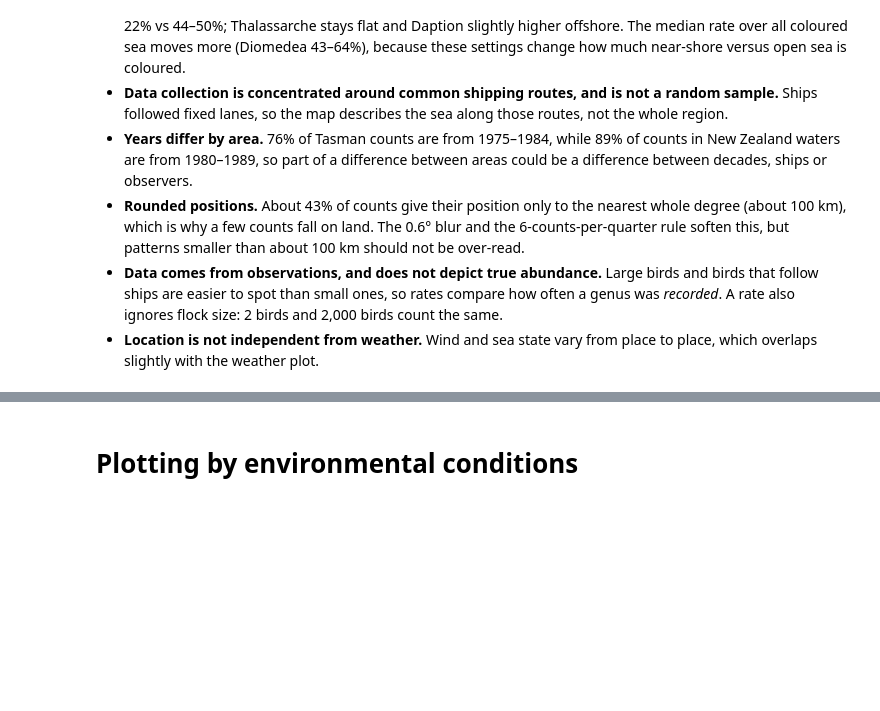
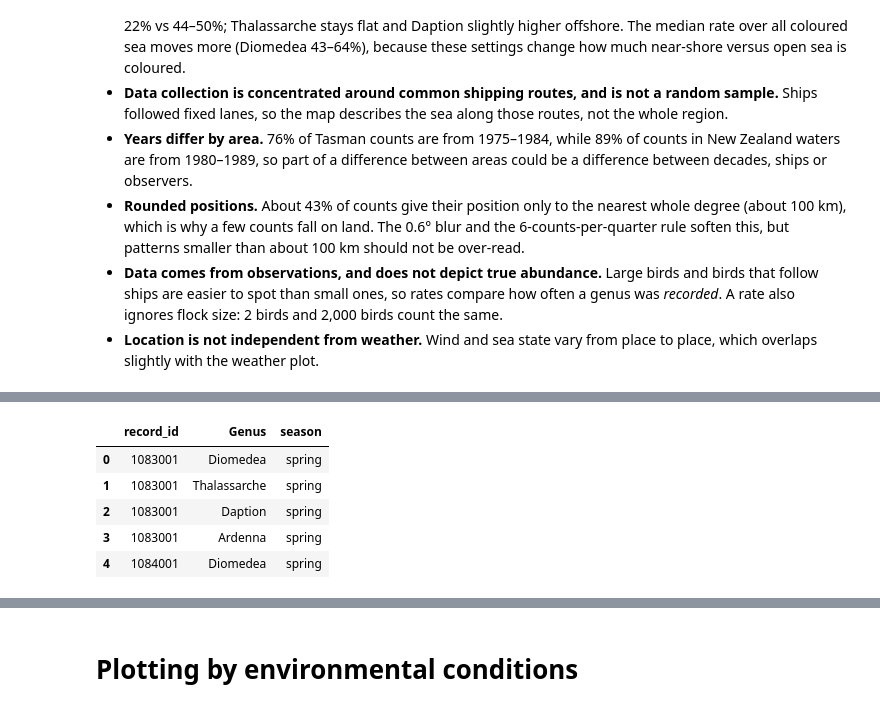
Before and after one commit to rizrn/DSA2101-Plotting-Parrots, a Jupyter notebook: main.ipynb, the cells around one changed output, grey strips where cells are left out. Saved outputs shown, nothing was run; the diff lists cells and outputs as text; code cells hidden in the pictures; blank space fills up the shorter version.

```diff
--- a/main.ipynb
+++ b/main.ipynb
@@ -626,0 +646,12 @@ pd.DataFrame({g: rate[g][mapped] for g in order}).groupby(band, observed=True).m
+# %%
+# Top 5 genus records with the season of their census (a genus counts once per census, however many birds)
+season_birds = (top5_birds[["record_id", "Genus"]].drop_duplicates()
+                .merge(ships_cleaned[["record_id", "season"]], on="record_id", how="inner", validate="many_to_one"))
+season_birds.head()
+# %% [output]
+|  | record_id | Genus | season |
+| 0 | 1083001 | Diomedea | spring |
+| 1 | 1083001 | Thalassarche | spring |
+| 2 | 1083001 | Daption | spring |
+| 3 | 1083001 | Ardenna | spring |
+| 4 | 1084001 | Diomedea | spring |
```
Also changed, not shown: parts of 16 cells of this notebook, 4 other files.
